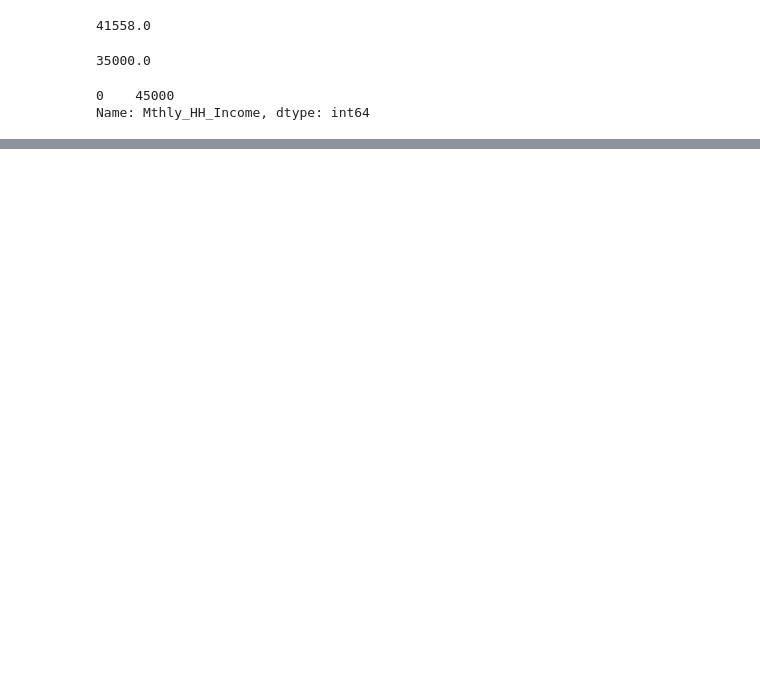
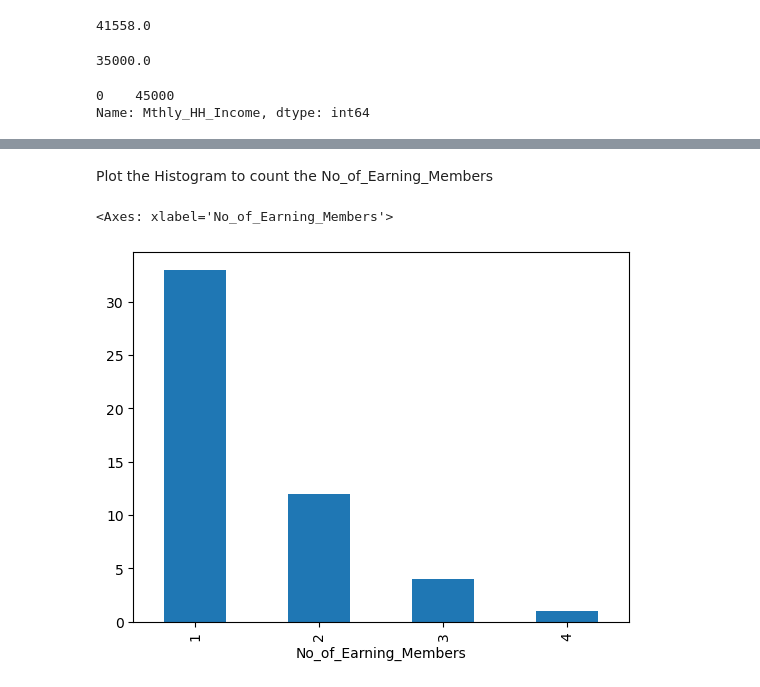
Before and after one commit to pmkmohan/EDA-and-Descriptive-STATs, a Jupyter notebook: DescriptiveStatics.ipynb, the cells around one changed output, grey strips where cells are left out. Drawn from its saved outputs; the diff is of its cells as text; code cells hidden in the pictures; blank space fills up the shorter version.

```diff
--- a/DescriptiveStatics.ipynb
+++ b/DescriptiveStatics.ipynb
@@ -91,0 +153,7 @@ i
+# %% [markdown]
+Plot the Histogram to count the No_of_Earning_Members
+# %%
+income_df["No_of_Earning_Members"].value_counts().plot(kind="bar")
+# %% [output]
+<Axes: xlabel='No_of_Earning_Members'>
+[figure, added]
```
Also changed, not shown: parts of 14 cells of this notebook.
